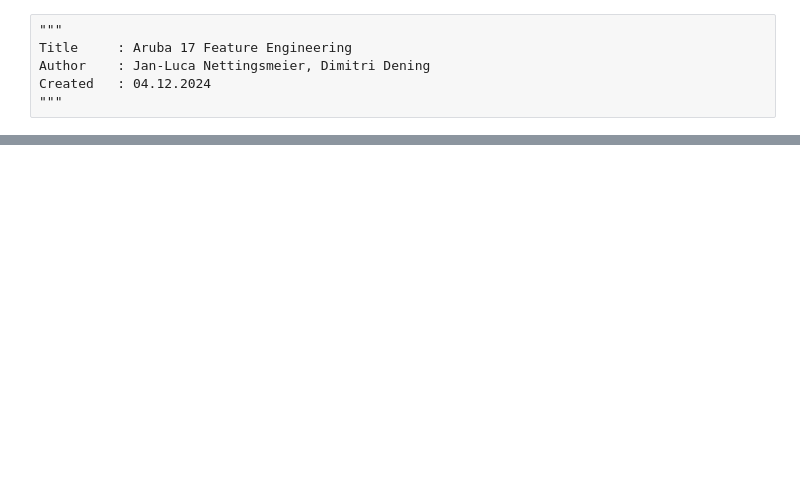
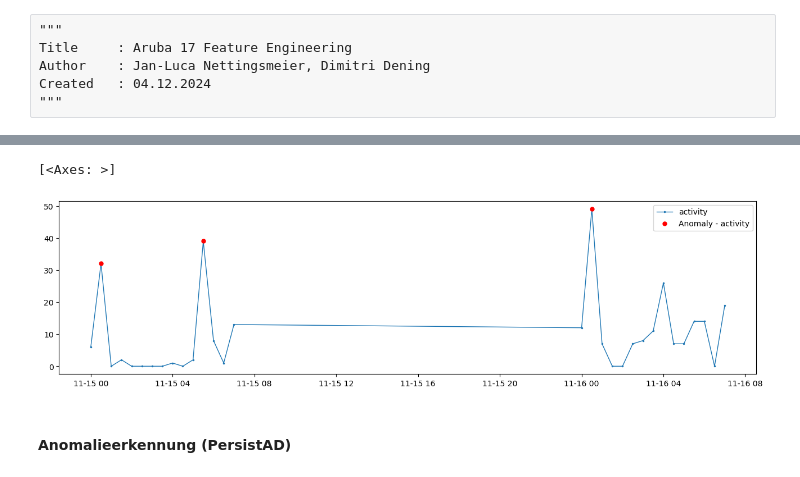
Before and after one commit to ddening/ambient-assisted-living, a Jupyter notebook: src/aruba_anomaly_detection.ipynb, the cells around one changed output, grey strips where cells are left out. Saved outputs shown, nothing was run; the diff lists cells and outputs as text; code cells hidden in the pictures; blank space fills up the shorter version.

```diff
--- a/src/aruba_anomaly_detection.ipynb
+++ b/src/aruba_anomaly_detection.ipynb
@@ -87,0 +334,15 @@ array([<Axes: >, <Axes: >], dtype=object)
+# %%
+plot(
+    df_activity_train,
+    anomaly=anomalies,
+    ts_linewidth=1,
+    ts_markersize=3,
+    anomaly_markersize=5,
+    anomaly_color="red",
+    anomaly_tag="marker",
+)
+# %% [output]
+[<Axes: >]
+[figure, added]
+# %% [markdown]
+#### Anomalieerkennung (PersistAD)
```
Also changed, not shown: parts of 21 cells of this notebook.
